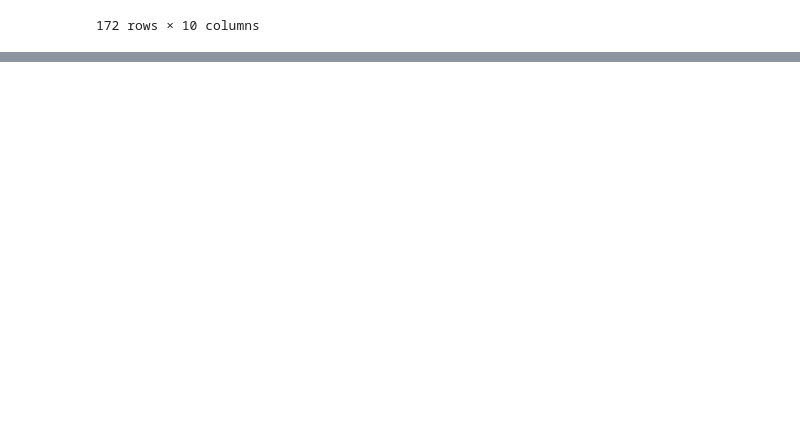
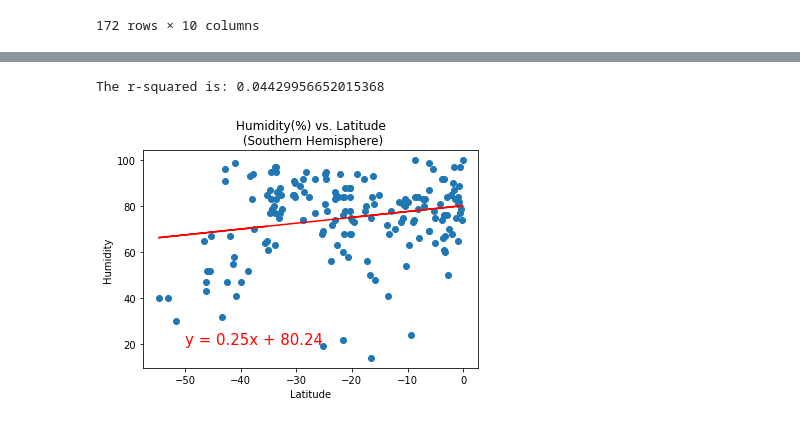
Before and after one commit to Colleen-Cobb/python-api-challenge, a Jupyter notebook: WeatherPy/WeatherPy.ipynb, the cells around one changed output, grey strips where cells are left out. Cells and saved outputs as stored; diff of their text form; code cells hidden in the pictures; blank space fills up the shorter version.

```diff
--- a/WeatherPy/WeatherPy.ipynb
+++ b/WeatherPy/WeatherPy.ipynb
@@ -281,0 +346,18 @@ southern_weather
+# %%
+x_svalue=southern_weather["Lat"]
+s_hum=southern_weather["Humidity"]
+
+(slope, intercept, rvalue, pvalue, stderr) = linregress(x_svalue, s_hum)
+regress_values = x_svalue * slope + intercept
+line_eq = "y = " + str(round(slope,2)) + "x + " + str(round(intercept,2))
+plt.scatter(x_svalue, s_hum)
+plt.plot(x_svalue, regress_values,"r-")
+plt.annotate(line_eq,(-50,20),fontsize=15,color="red")
+plt.xlabel("Latitude")
+plt.ylabel("Humidity")
+plt.title("Humidity(%) vs. Latitude\n (Southern Hemisphere)")
+print(f"The r-squared is: {rvalue**2}")
+plt.show()
+# %% [output]
+The r-squared is: 0.04429956652015368
+[figure, added]
```
Also changed, not shown: parts of 15 cells of this notebook.
